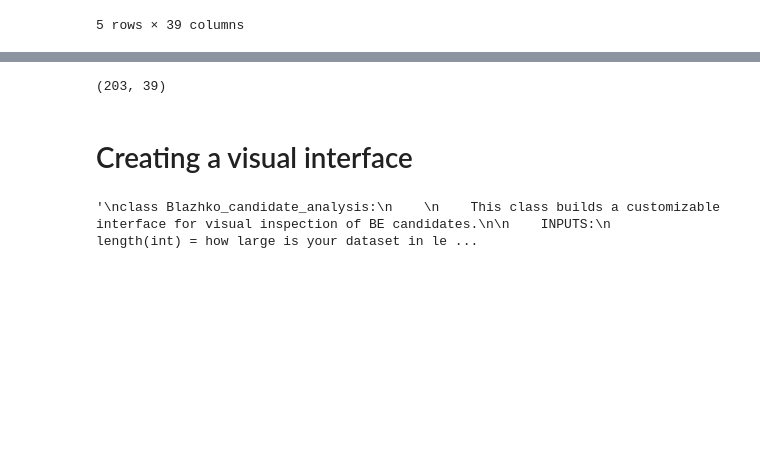
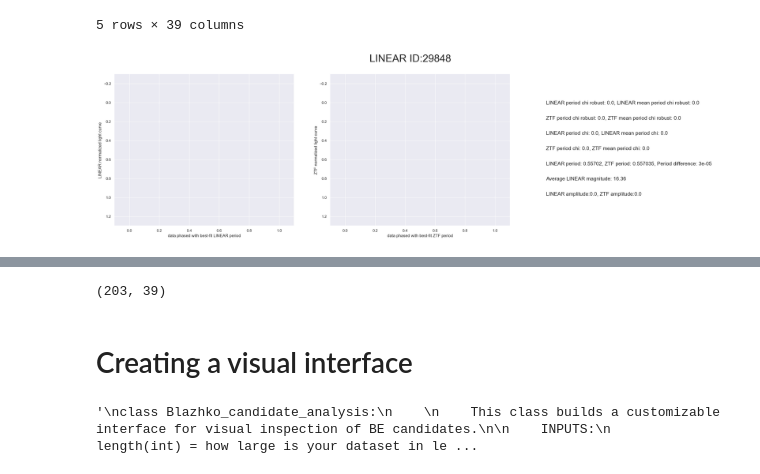
Before and after one commit to emadonev/var_stars, a Jupyter notebook: nbs/05_blazhko_algorithm.ipynb, the cells around one changed output, grey strips where cells are left out. Drawn from its saved outputs; the diff is of its cells as text; code cells hidden in the pictures; blank space fills up the shorter version.

```diff
--- a/nbs/05_blazhko_algorithm.ipynb
+++ b/nbs/05_blazhko_algorithm.ipynb
@@ -122,6 +122,13 @@ lc_analysis.head()
 | 3 | 91437 | 0.674733 | 0.674737 | 0.6747 | 1.0 | 177 | 0.040739 | 2.8 | 1.3 | 0.073285 | ... |
 | 4 | 95250 | 0.313870 | 0.313877 | 0.3139 | 1.0 | 222 | 0.162522 | 0.8 | 0.8 | 0.865595 | ... |
 5 rows × 39 columns
+# %%
+L1 = fits[0][1][0]
+L2 = fits[0][1][2]
+Lid = lc_analysis['LINEAR id'].to_numpy()[0]
+makeLCplot_info(L1, L2, lc_analysis, 0, Lid, dataLINEAR)
+# %% [output]
+[figure, added]
 # %%
 blazhko_can = pd.DataFrame(())
 blazhko_can = blazhko_determine(lc_analysis, blazhko_can)
```
Also changed, not shown: 1 other file.
